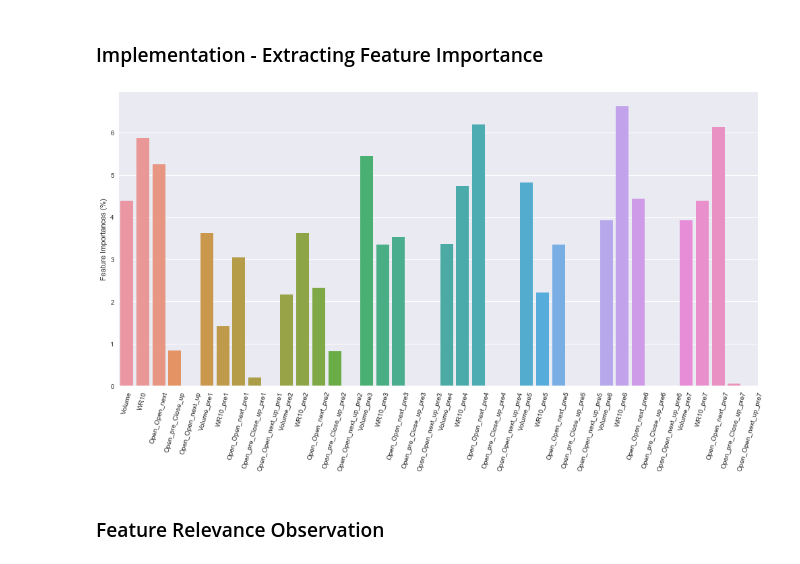
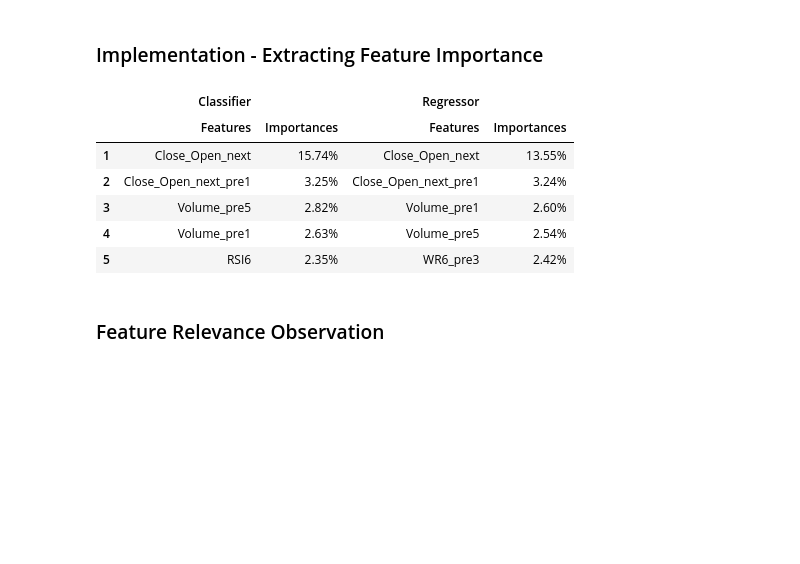
Before and after one commit to Mincent/capstone, a Jupyter notebook: report.ipynb, the cells around one changed output. Saved outputs shown, nothing was run; the diff lists cells and outputs as text; code cells hidden in the pictures; blank space fills up the shorter version.

```diff
--- a/report.ipynb
+++ b/report.ipynb
@@ -851,8 +868,8 @@ The **Ensemble** means: The trees can vote as a team to perform better predictio
 
 ### Implementation: Model Tuning
 # %%
-results_best          = score_day(X, y,
-     feature_days_max = 30,
+results_best          = score_day(X, y, clfs, size = Page_size*2/3,
+     feature_days_max = 10,
      feature          = X_base
                       + X_vec
                       + X_up
@@ -1122,10 +881,0 @@ results_best          = score_day(    X, y,
-# %%
-results_best          = score_day(  X, y,
-     feature_days_max = 8,
-     feature          = [
-                    'Volume'            ,
-                    'Open_pre_Close_up' ,
-                    'Open_Open_next'    ,
-                    'Open_Open_next_up' ,
-                    'WR10'              ,
-                         ])
@@ -1170,11 +881,0 @@ The best classifier is GradientBoostingClassifier with 82.50% f1-score and 12-da
-# %%
-results_best          = score_day(  X, y,
-     feature_days_max = 12,
-     feature          = [
-                    'Volume'            ,
-                    'Open_pre_Close'    ,
-                    'Close_pre_Close_up',
-                    'Open_Close_up'     ,
-                    'Close_Open_next'   ,
-                    'WR10'              ,
-                         ])
@@ -1187,20 +884,12 @@ The best classifier is GradientBoostingClassifier with 82.50% f1-score and 12-da
 ## Feature Importance
 # %% [markdown]
 ### Implementation - Extracting Feature Importance
-# %%
-f = sns.barplot(results_best['features'],
-                results_best['clf'     ].feature_importances_*100,
-                ax  = plt.subplots(figsize = (Page_size, Page_size/2))[1]);
-f.set_xticklabels(f.get_xticklabels(), rotation = 75)
-f.set_ylabel   (                        'Feature Importances (%)');
-# %% [output]
-[figure, removed]
 # %%
-def        feature_importances(  feature, clf):
+def        feature_importances(  features, clf):
     df = pd.DataFrame         ({
-          'Features'           : feature,
-                  'Importances':          clf  .
-           feature_importances_*100})   . sort_values(by =
+          'Features'           : features,
+                  'Importances':           clf .
+           feature_importances_*100})    . sort_values(by =
                   'Importances', ascending = 0). reset_index(drop = 1).rename(index = lambda c: c + 1)
     df [          'Importances'] = df['Importances'].map(percent.format)
     return df
@@ -1216,5 +905,15 @@ def        feature_importances_display(  results, n = 5):
            feature_importances        (  results['features']  ,
                                          results['clf'     ]) ,
            feature_importances_GBR    (**results['Xy'      ])], ['Classifier', 'Regressor']).head(n = n))
+# %%
+feature_importances_display(results_best)
+# %% [output]
+|  | Classifier |  | Regressor |  |
+|  | Features | Importances | Features | Importances |
+| 1 | Close_Open_next | 15.74% | Close_Open_next | 13.55% |
+| 2 | Close_Open_next_pre1 | 3.25% | Close_Open_next_pre1 | 3.24% |
+| 3 | Volume_pre5 | 2.82% | Volume_pre1 | 2.60% |
+| 4 | Volume_pre1 | 2.63% | Volume_pre5 | 2.54% |
+| 5 | RSI6 | 2.35% | WR6_pre3 | 2.42% |
 # %% [markdown]
 ### Feature Relevance Observation
```
Also changed, not shown: parts of 34 cells of this notebook, 2 other files.
